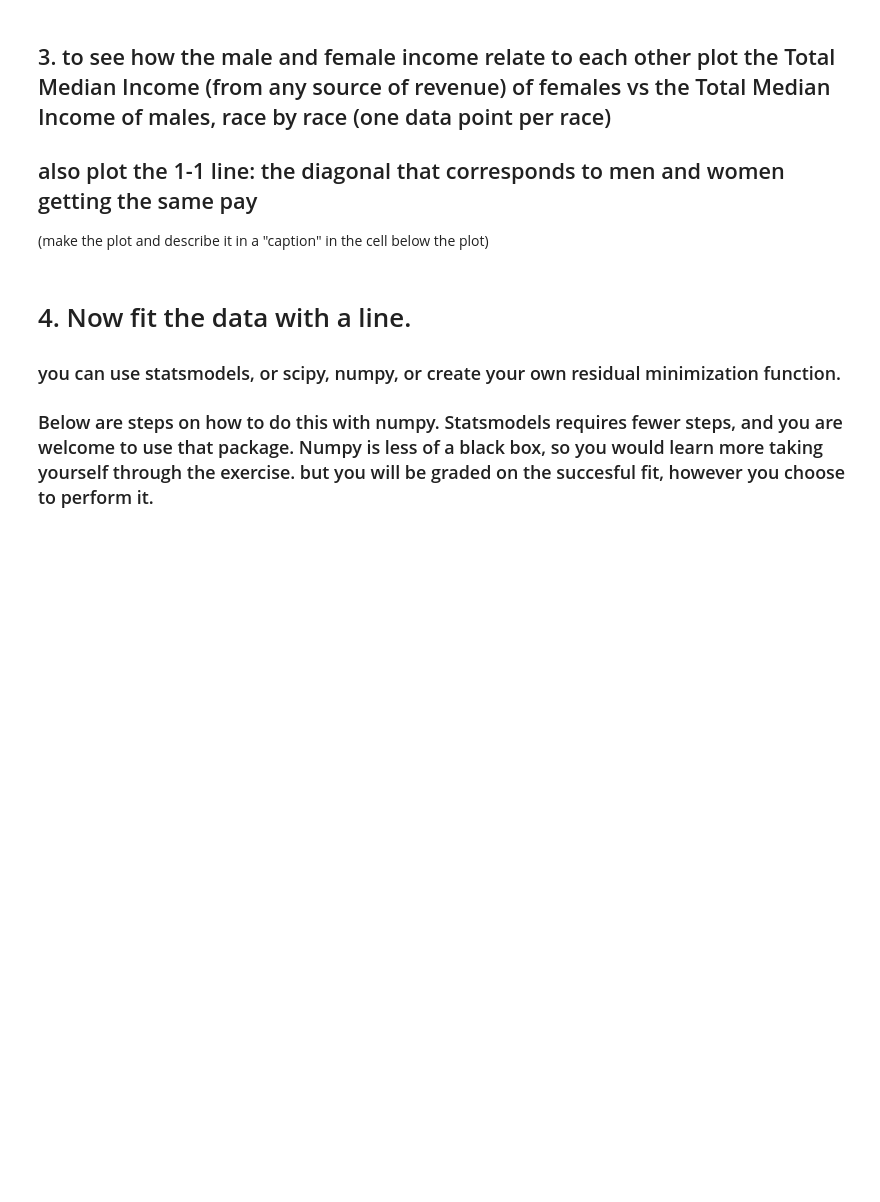
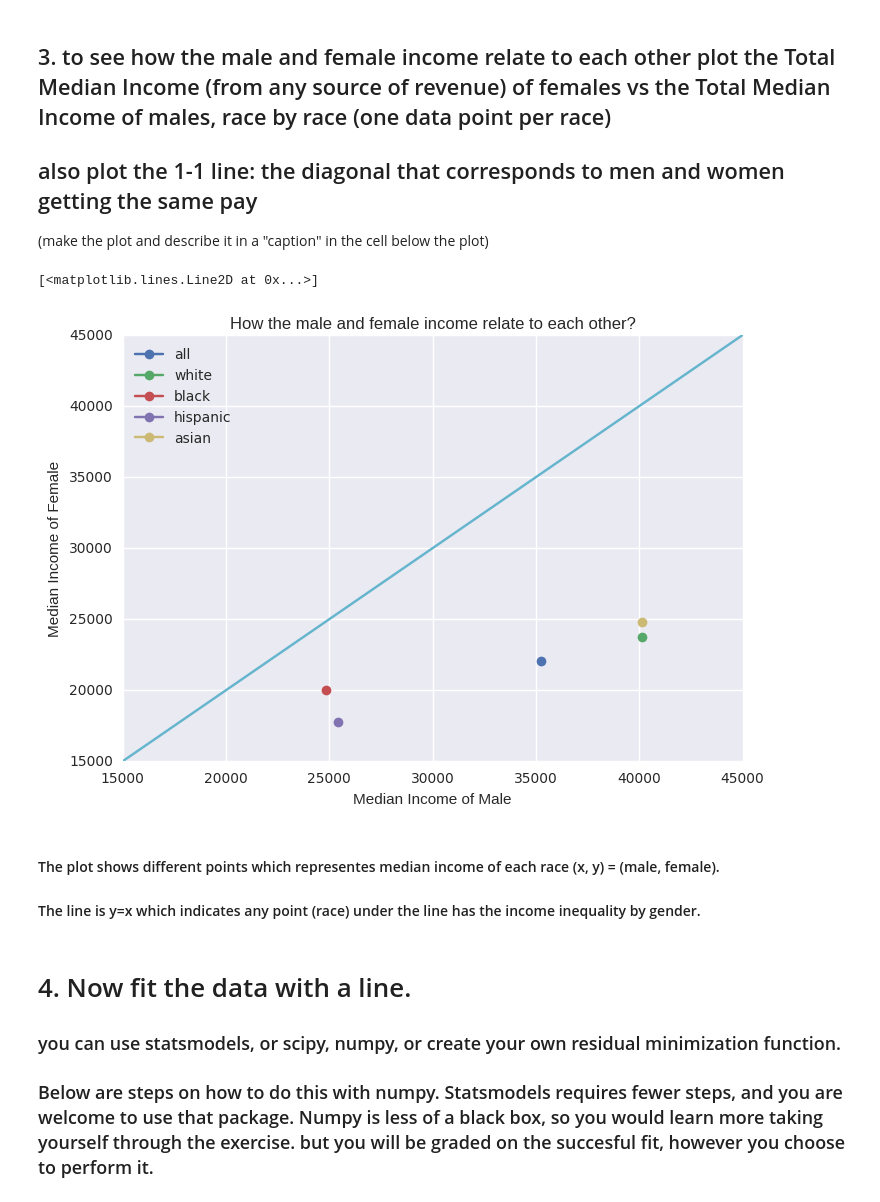
Before and after one commit to djfan/PUI2016_df1676, a Jupyter notebook: HW5_df1676/HW5_2_df1676.ipynb, the cells around one changed output. Cells and saved outputs as stored; diff of their text form; code cells hidden in the pictures; blank space fills up the shorter version.

```diff
--- a/HW5_df1676/HW5_2_df1676.ipynb
+++ b/HW5_df1676/HW5_2_df1676.ipynb
@@ -220,3 +261,25 @@ See the caveats in the documentation: http://pandas.pydata.org/pandas-docs/stabl
+# %%
+male_median = []
+female_median = []
+for race in races:
+    male_median.append(allmales[race[1]]['Median income'][1])
+    female_median.append(allfemales[race[1]]['Median income'][1])
+# %%
+for i in xrange(5):
+    pl.plot(male_median[i], female_median[i], marker = 'o', label=races[i][1])
+pl.legend(loc="best")
+pl.title("How the male and female income relate to each other?")
+pl.xlabel("Median Income of Male")
+pl.ylabel("Median Income of Female")
+#pl.xlim(17000,42000)
+#pl.plot(17000,30000)
+pl.plot([15000,45000], [15000,45000])
+# %% [output]
+[<matplotlib.lines.Line2D at 0x...>]
+[figure, added]
+# %% [markdown]
+#### The plot shows different points which representes median income of each race (x, y) = (male, female).
+#### The line is y=x which indicates any point (race) under the line has the income inequality by gender.
 # %% [markdown]
 # 4. Now fit the data with a line.
 ### you can use statsmodels, or scipy, numpy, or create your own residual minimization function.
```
Also changed, not shown: parts of 58 cells of this notebook, 1 other file.
